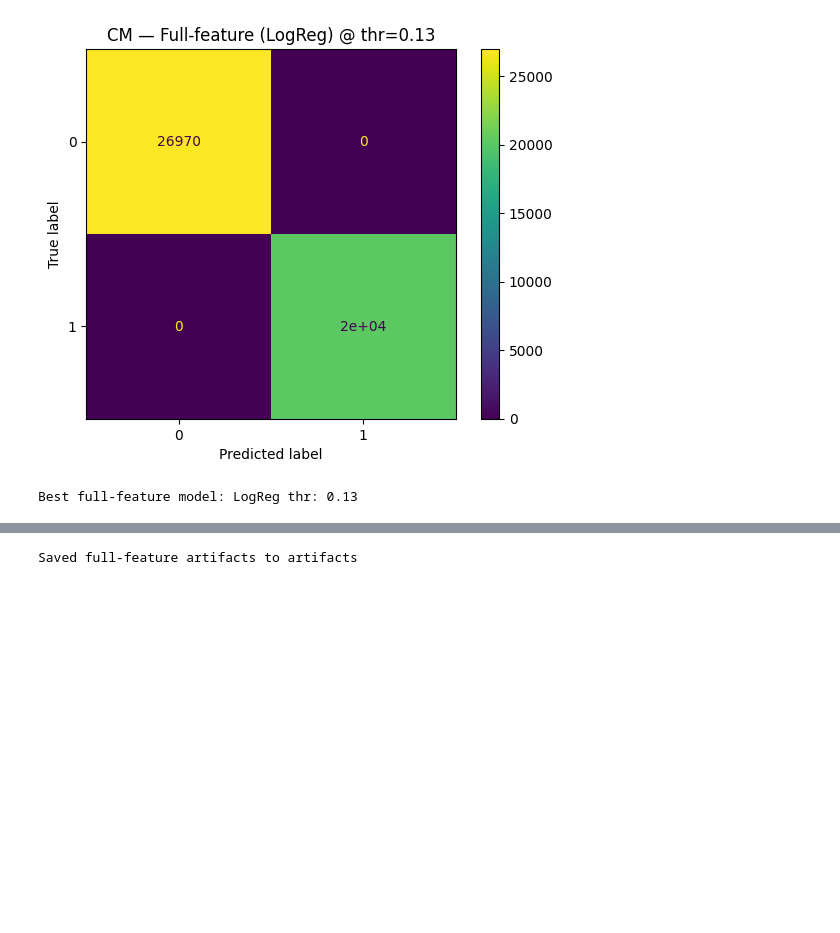
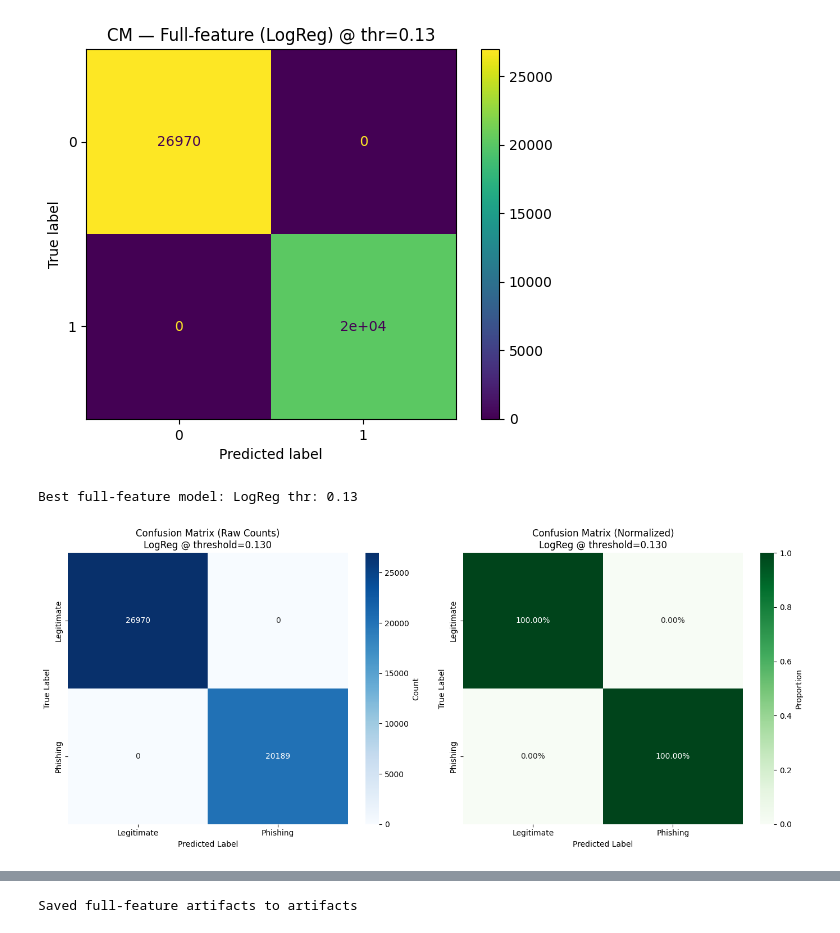
Before and after one commit to RAFLYBOSENG/Phishing-URL-Detector-Hybrid-LRvsRFvsXG, a Jupyter notebook: Machine_v4_HYBRID_full_and_urlonly.ipynb, the cells around one changed output, grey strips where cells are left out. Saved outputs shown, nothing was run; the diff lists cells and outputs as text; code cells hidden in the pictures; blank space fills up the shorter version.

```diff
--- a/Machine_v4_HYBRID_full_and_urlonly.ipynb
+++ b/Machine_v4_HYBRID_full_and_urlonly.ipynb
@@ -296,3 +297,70 @@ print("Best full-feature model:", best_full_name, "thr:", thr)
 [figure]
 [figure]
 Best full-feature model: LogReg thr: 0.13
+# %%
+# Visualisasi Confusion Matrix yang lebih detail - Full-feature
+from sklearn.metrics import classification_report
+import seaborn as sns
+
+# Get best model predictions
+best_full_pipe.fit(X_train, y_train)
+proba_full = best_full_pipe.predict_proba(X_test)[:, 1]
+thr_full = threshold_full[best_full_name]["best_threshold_by_f1"]
+pred_full = (proba_full >= thr_full).astype(int)
+
+# Create confusion matrices (raw and normalized)
+cm_full_raw = confusion_matrix(y_test, pred_full)
+cm_full_norm = confusion_matrix(y_test, pred_full, normalize='true')
+
+# Plot side-by-side
+fig, axes = plt.subplots(1, 2, figsize=(14, 6))
+
+# Raw counts
+sns.heatmap(cm_full_raw, annot=True, fmt='d', cmap='Blues',
+            xticklabels=['Legitimate', 'Phishing'],
+            yticklabels=['Legitimate', 'Phishing'],
+            cbar_kws={'label': 'Count'}, ax=axes[0])
+axes[0].set_title(f'Confusion Matrix (Raw Counts)\n{best_full_name} @ threshold={thr_full:.3f}')
+axes[0].set_ylabel('True Label')
+axes[0].set_xlabel('Predicted Label')
+
+# Normalized (percentages)
+sns.heatmap(cm_full_norm, annot=True, fmt='.2%', cmap='Greens',
+            xticklabels=['Legitimate', 'Phishing'],
+            yticklabels=['Legitimate', 'Phishing'],
+            cbar_kws={'label': 'Proportion'}, ax=axes[1])
+axes[1].set_title(f'Confusion Matrix (Normalized)\n{best_full_name} @ threshold={thr_full:.3f}')
+axes[1].set_ylabel('True Label')
+axes[1].set_xlabel('Predicted Label')
+
+plt.tight_layout()
+plt.savefig(OUT_DIR / 'confusion_matrix_full_feature.png', dpi=300, bbox_inches='tight')
+plt.show()
+
+# Print classification report
+print("\n" + "="*60)
+print(f"CLASSIFICATION REPORT - FULL-FEATURE MODEL ({best_full_name})")
+print("="*60)
+print(classification_report(y_test, pred_full,
+                          target_names=['Legitimate', 'Phishing'],
+                          digits=4))
+
+# Calculate and display additional metrics
+tn, fp, fn, tp = cm_full_raw.ravel()
+specificity = tn / (tn + fp)
+sensitivity = tp / (tp + fn)  # same as recall
+fpr = fp / (fp + tn)
+fnr = fn / (fn + tp)
+
+print("\nADDITIONAL METRICS:")
+print(f"  True Negatives (TN):  {tn:,}")
+print(f"  False Positives (FP): {fp:,}")
+print(f"  False Negatives (FN): {fn:,}")
+print(f"  True Positives (TP):  {tp:,}")
+print(f"\n  Specificity (TNR):    {specificity:.4f}")
+print(f"  Sensitivity (TPR):    {sensitivity:.4f}")
+print(f"  False Positive Rate:  {fpr:.4f}")
+print(f"  False Negative Rate:  {fnr:.4f}")
+print("="*60)
+# %% [output]
+[figure, added]
```
Also changed, not shown: parts of 6 cells of this notebook, 6 other files.
